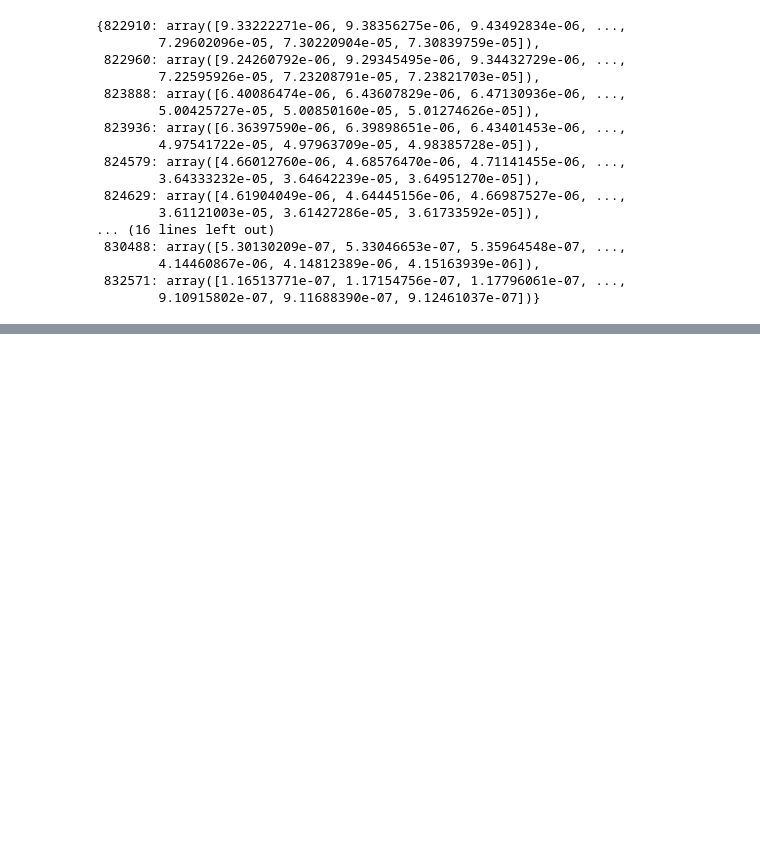
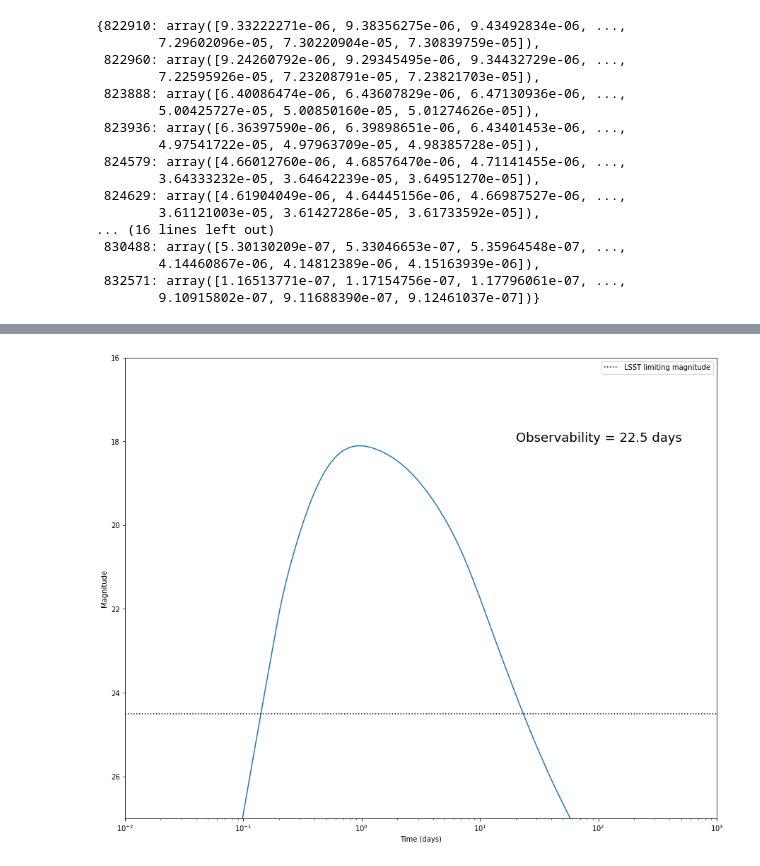
Before and after one commit to LSSTDESC/grb_orphan_afterglows, a Jupyter notebook: notebooks/orphan_pseudo_observations.ipynb, the cells around one changed output, grey strips where cells are left out. Saved outputs shown, nothing was run; the diff lists cells and outputs as text; code cells hidden in the pictures; blank space fills up the shorter version.

```diff
--- a/notebooks/orphan_pseudo_observations.ipynb
+++ b/notebooks/orphan_pseudo_observations.ipynb
@@ -334,0 +360,4 @@ plt.show()
+# %%
+from orphans.grb_interface import make_grb_spectrum, make_grb_light_curve, dump_wl_Fnu_spectrum
+from orphans.tools import flux_to_mag
+full_nu, full_t, full_Fnu_Jy = make_grb_light_curve(E0=1.0e54, thetaObs=0.1, thetaCore=0.05)
@@ -334,0 +375,16 @@ plt.show()
+# %%
+#plt.plot(full_t/86400.+grb_time.mjd, flux_to_mag(full_Fnu_Jy))
+plt.plot(full_t/86400., flux_to_mag(full_Fnu_Jy))
+plt.xlabel('Time (days)')
+plt.ylabel('Magnitude')
+plt.gca().invert_yaxis()
+plt.xscale('log')
+plt.axhline(y=24.5, color='black', linestyle=':', label='LSST limiting magnitude')
+plt.xlim(0.01,1000)
+#plt.xlim(61640,61650)
+plt.ylim(27,16)
+plt.legend()
+plt.text(20, 18, f'Observability = {ObsTime(full_t, flux_to_mag(full_Fnu_Jy)):.1f} days', size=18)
+plt.show()
+# %% [output]
+[figure, added]
```
Also changed, not shown: parts of 10 cells of this notebook, 1 other file.
